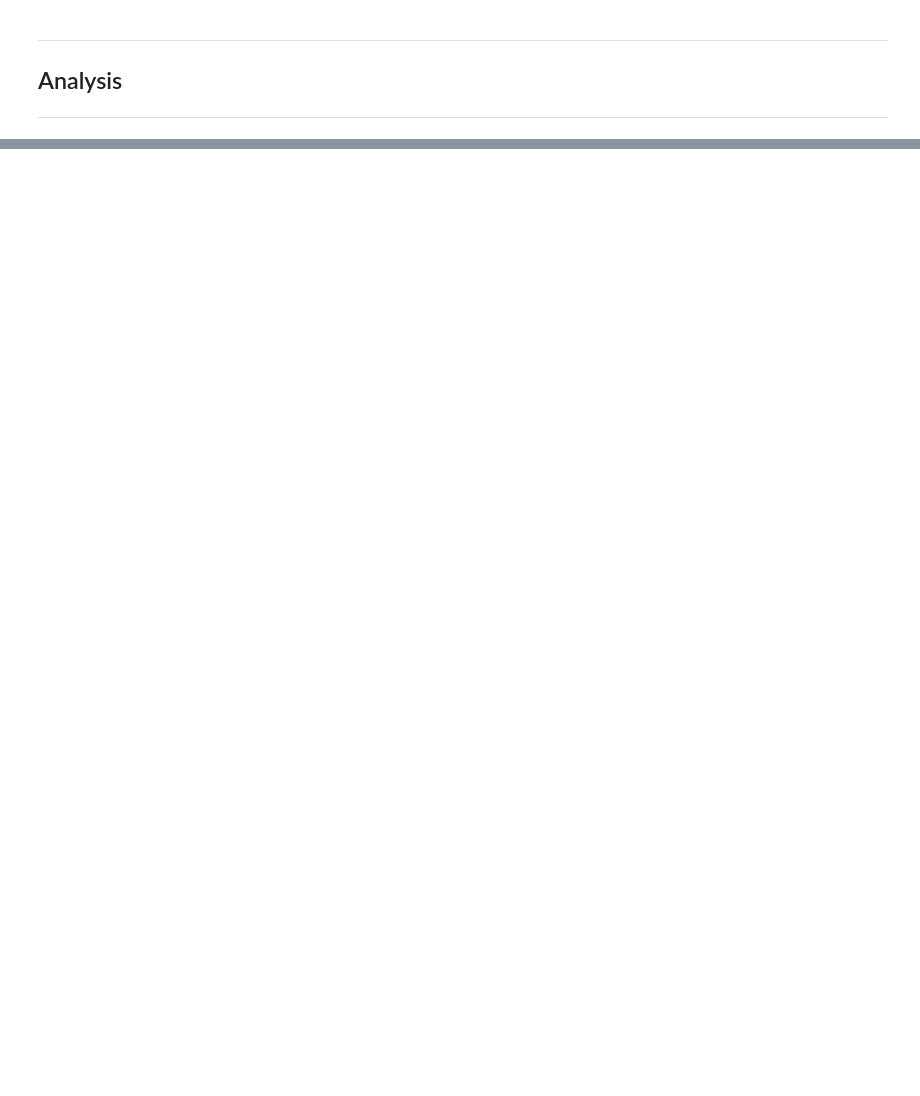
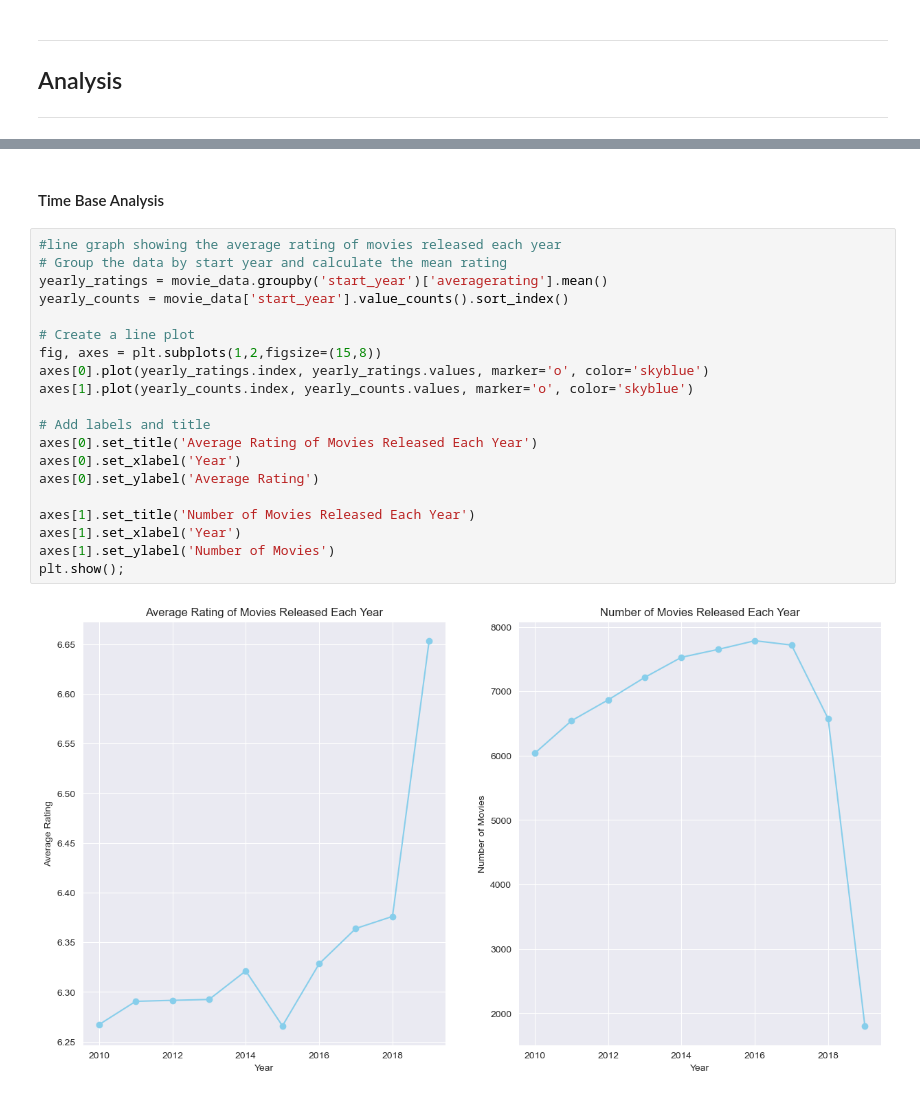
Before and after one commit to TumainiC/Movie_Analysis_Project, a Jupyter notebook: student.ipynb, the cells around one changed output, grey strips where cells are left out. Saved outputs shown, nothing was run; the diff lists cells and outputs as text; blank space fills up the shorter version.

Commit message:
complete analysis

```diff
--- a/student.ipynb
+++ b/student.ipynb
@@ -348,0 +446,24 @@ memory usage: 439.1+ KB
+# %% [markdown]
+#### Time Base Analysis
+# %%
+#line graph showing the average rating of movies released each year
+# Group the data by start year and calculate the mean rating
+yearly_ratings = movie_data.groupby('start_year')['averagerating'].mean()
+yearly_counts = movie_data['start_year'].value_counts().sort_index()
+
+# Create a line plot
+fig, axes = plt.subplots(1,2,figsize=(15,8))
+axes[0].plot(yearly_ratings.index, yearly_ratings.values, marker='o', color='skyblue')
+axes[1].plot(yearly_counts.index, yearly_counts.values, marker='o', color='skyblue')
+
+# Add labels and title
+axes[0].set_title('Average Rating of Movies Released Each Year')
+axes[0].set_xlabel('Year')
+axes[0].set_ylabel('Average Rating')
+
+axes[1].set_title('Number of Movies Released Each Year')
+axes[1].set_xlabel('Year')
+axes[1].set_ylabel('Number of Movies')
+plt.show();
+# %% [output]
+[figure, added]
```
Also changed, not shown: parts of 21 cells of this notebook.
